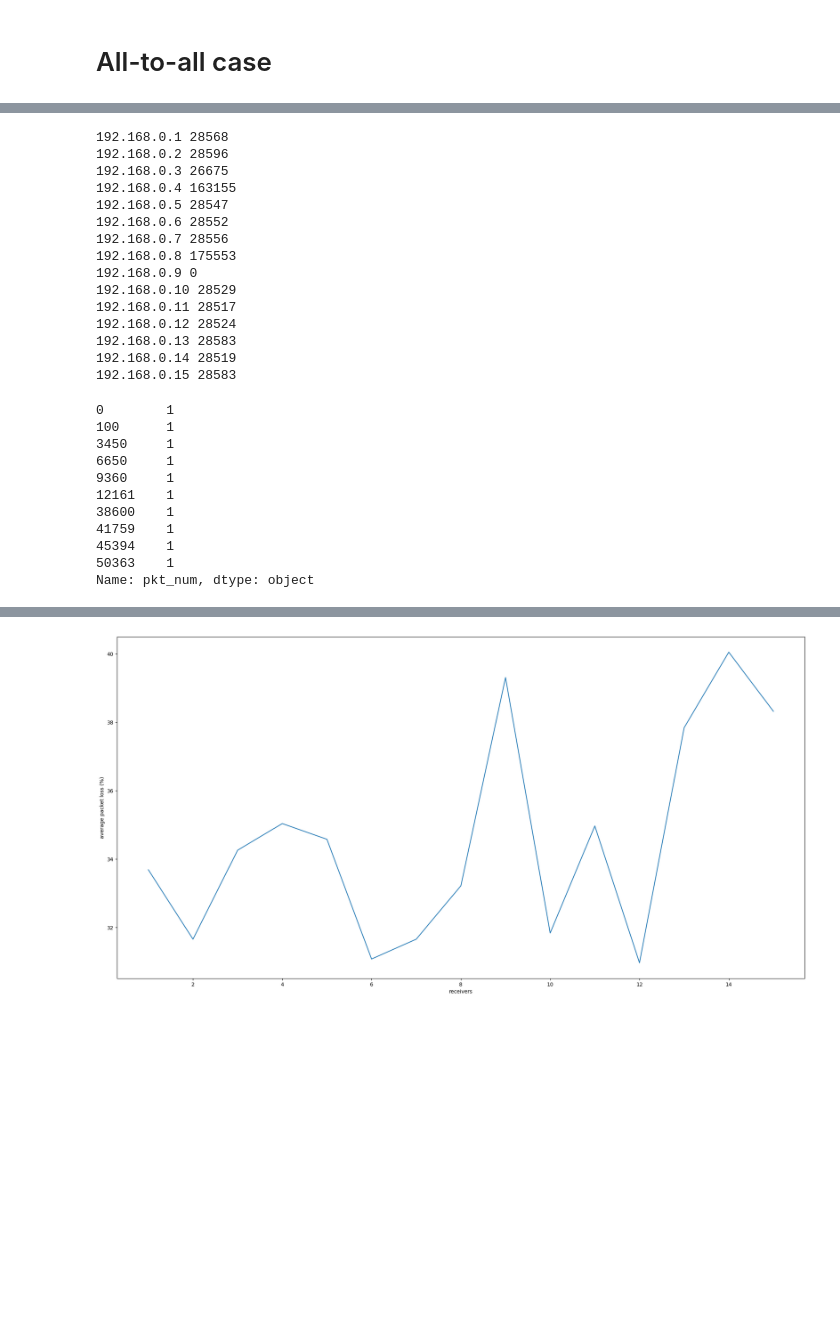
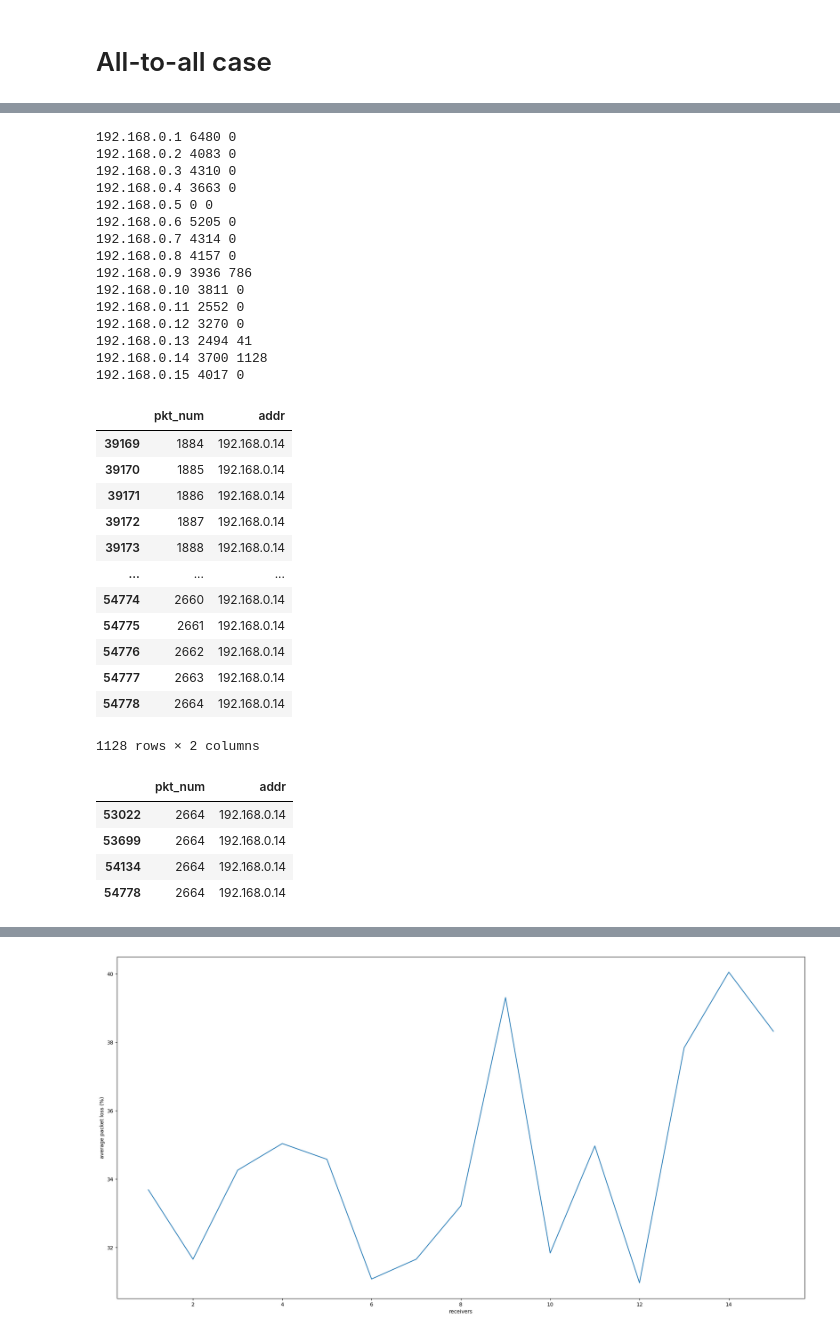
Before and after one commit to Krynegal/SDN_modeling_system, a Jupyter notebook: parser/datParser.ipynb, the cells around one changed output, grey strips where cells are left out. Cells and saved outputs as stored; diff of their text form; code cells hidden in the pictures; blank space fills up the shorter version.

```diff
--- a/parser/datParser.ipynb
+++ b/parser/datParser.ipynb
@@ -302,35 +358,48 @@ pl_df
 # %%
 for i in range(1,16):
+    kk = pl_df.loc[(pl_df['addr'] == f'192.168.0.{i}')]
+    duplicateRows = kk[kk.duplicated(['pkt_num'])]
     a = f'192.168.0.{i}'
-    print(a, len(pl_df.query(f"addr == '192.168.0.{i}'")))
-    # print(f'192.168.0.{i} : {len(pl_df.query(addr == "192.168.0.1"))}')
+    print(a, len(pl_df.query(f"addr == '192.168.0.{i}'")), len(duplicateRows))
 # %% [output]
-192.168.0.1 28568
-192.168.0.2 28596
-192.168.0.3 26675
-192.168.0.4 163155
-192.168.0.5 28547
-192.168.0.6 28552
-192.168.0.7 28556
-192.168.0.8 175553
-192.168.0.9 0
-192.168.0.10 28529
-192.168.0.11 28517
-192.168.0.12 28524
-192.168.0.13 28583
-192.168.0.14 28519
-192.168.0.15 28583
+192.168.0.1 6480 0
+192.168.0.2 4083 0
+192.168.0.3 4310 0
+192.168.0.4 3663 0
+192.168.0.5 0 0
+192.168.0.6 5205 0
+192.168.0.7 4314 0
+192.168.0.8 4157 0
+192.168.0.9 3936 786
+192.168.0.10 3811 0
+192.168.0.11 2552 0
+192.168.0.12 3270 0
+192.168.0.13 2494 41
+192.168.0.14 3700 1128
+192.168.0.15 4017 0
+# %%
+kk = pl_df.loc[(pl_df['addr'] == f'192.168.0.14')]
+duplicateRows = kk[kk.duplicated(['pkt_num'])]
+duplicateRows
+# %% [output]
+|  | pkt_num | addr |
+| 39169 | 1884 | 192.168.0.14 |
+| 39170 | 1885 | 192.168.0.14 |
+| 39171 | 1886 | 192.168.0.14 |
+| 39172 | 1887 | 192.168.0.14 |
+| 39173 | 1888 | 192.168.0.14 |
+| ... | ... | ... |
+| 54774 | 2660 | 192.168.0.14 |
+| 54775 | 2661 | 192.168.0.14 |
+| 54776 | 2662 | 192.168.0.14 |
+| 54777 | 2663 | 192.168.0.14 |
+| 54778 | 2664 | 192.168.0.14 |
+1128 rows × 2 columns
 # %%
-pl_df.loc[(pl_df['addr'] >= '192.168.0.4') & (pl_df['pkt_num'] == '1'), 'pkt_num']
+pl_df.loc[(pl_df['addr'] == '192.168.0.14') & (pl_df['pkt_num'] == 2664)]
 # %% [output]
-0        1
-100      1
-3450     1
-6650     1
-9360     1
-12161    1
-38600    1
-41759    1
-45394    1
-50363    1
-Name: pkt_num, dtype: object
+|  | pkt_num | addr |
+| 53022 | 2664 | 192.168.0.14 |
+| 53699 | 2664 | 192.168.0.14 |
+| 54134 | 2664 | 192.168.0.14 |
+| 54778 | 2664 | 192.168.0.14 |
```
Also changed, not shown: parts of 9 cells of this notebook.
